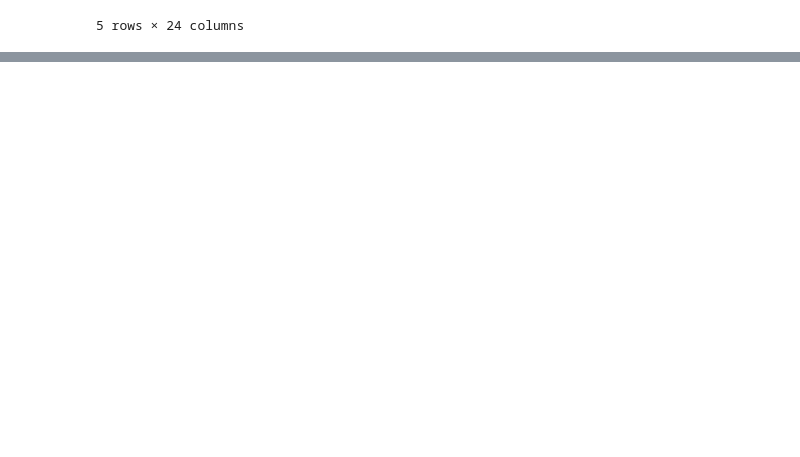
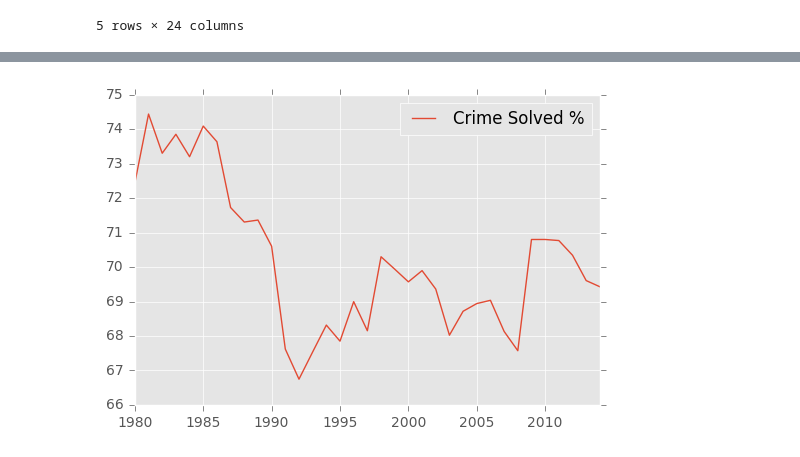
Before and after one commit to nicole72382/nicole72382.github.io, a Jupyter notebook: Final Tutorial.ipynb, the cells around one changed output, grey strips where cells are left out. Saved outputs shown, nothing was run; the diff lists cells and outputs as text; code cells hidden in the pictures; blank space fills up the shorter version.

```diff
--- a/Final Tutorial.ipynb
+++ b/Final Tutorial.ipynb
@@ -40,0 +80,11 @@ print(d)
+# %%
+g4 = df.groupby(['Year','Crime Solved'])
+#reshape panda series to one column of # of Female Victim and one column of # Male Victim
+g4 = g4.size().values.reshape(35,2)
+df5 = pd.DataFrame(index = years, columns =['#Not Solved','#Solved'], data=g4)
+df5['Crime Solved %'] = (df5['#Solved']/(df5['#Solved']+df5['#Not Solved'])*100)
+
+df5.plot(x=df5.index, y='Crime Solved %')
+plt.show()
+# %% [output]
+[figure, added]
```
Also changed, not shown: parts of 5 cells of this notebook.
